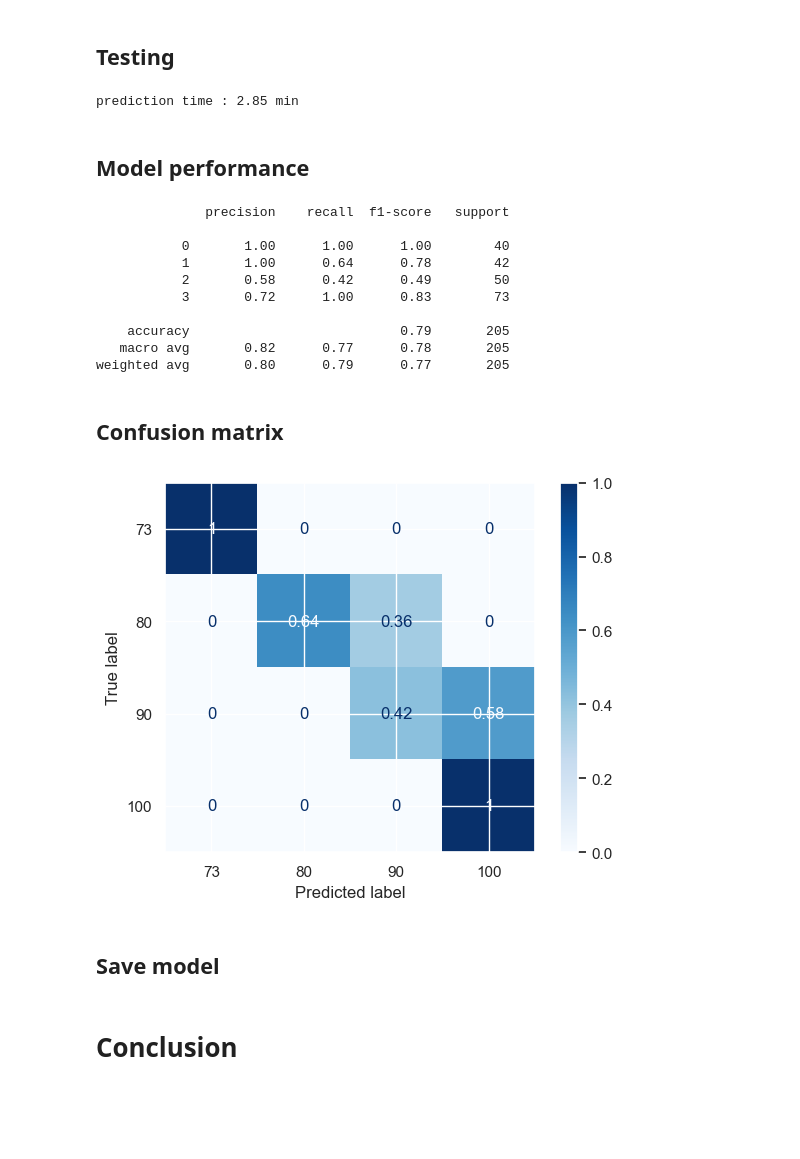
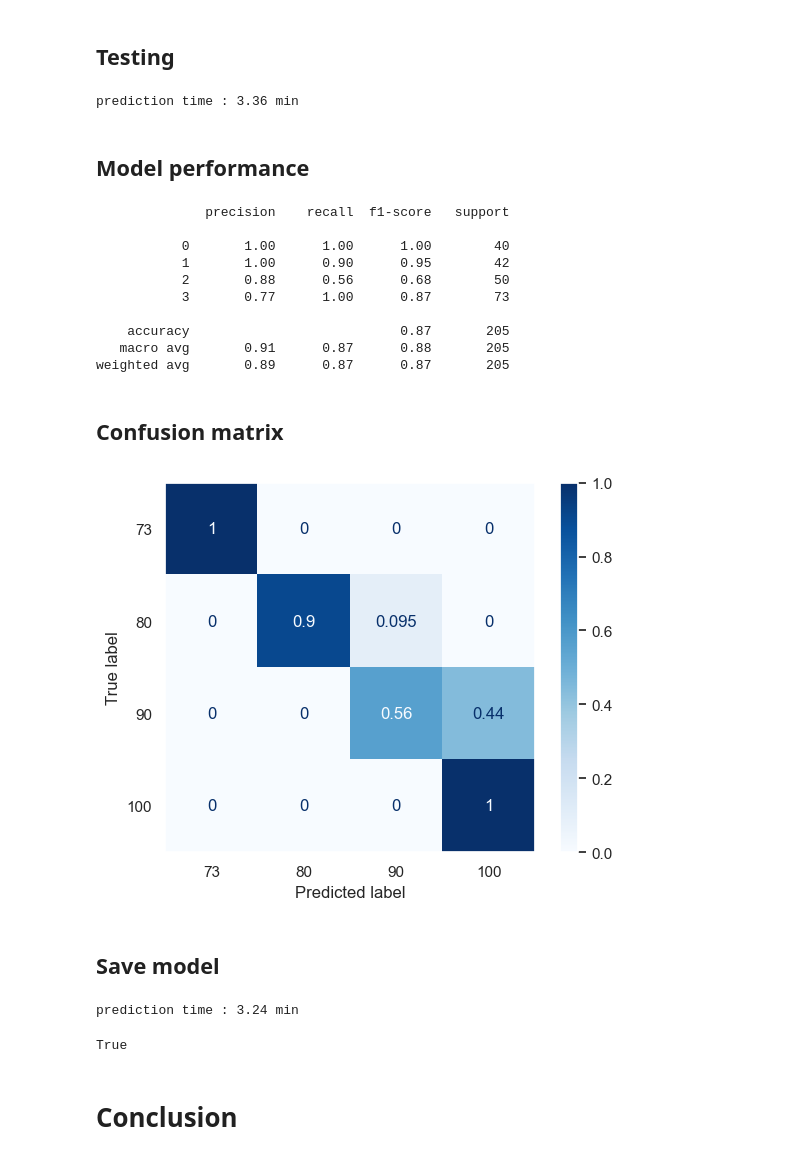
Before and after one commit to MiotyR/monitoring_hydraulic_systems, a Jupyter notebook: valve_condition_prediction.ipynb, the cells around one changed output. Drawn from its saved outputs; the diff is of its cells as text; code cells hidden in the pictures; blank space fills up the shorter version.

Commit message:
add normalization in notebook/script and change model

```diff
--- a/valve_condition_prediction.ipynb
+++ b/valve_condition_prediction.ipynb
@@ -176,3 +176,12 @@ x = np.concatenate([fs1, ps2], axis=1)
 print(f"shape of x = {x.shape}")
 # %% [output]
 shape of x = (2205, 120)
+# %%
+# Z-normalize each time series
+
+def normalize(t):
+    return (t - np.mean(t))/np.std(t)
+
+x = np.array([normalize(t) for t in x])
+print(x.shape, type(x[0]))
+print(type(x))
@@ -220,5 +232,5 @@ I chose to use the <b>KNeighbors</b> classifier and <b>DTW</b> as a metric to co
 # %%
-knn = KNeighborsTimeSeriesClassifier(n_neighbors=5,
+knn = KNeighborsTimeSeriesClassifier(n_neighbors=3,
                                      metric="dtw",
                                      weights="distance",
                                      verbose=1)
@@ -241,7 +253,7 @@ start = time.time()
 preds = knn.predict(x_test)
 print(f"prediction time : {round((time.time() - start) / 60, 2)} min")
 # %% [output]
-prediction time : 2.85 min
+prediction time : 3.36 min
 # %% [markdown]
 ## Model performance
 # %%
@@ -250,23 +262,23 @@ print(classification_report(list(y_test), list(preds)))
               precision    recall  f1-score   support
 
            0       1.00      1.00      1.00        40
-           1       1.00      0.64      0.78        42
-           2       0.58      0.42      0.49        50
-           3       0.72      1.00      0.83        73
+           1       1.00      0.90      0.95        42
+           2       0.88      0.56      0.68        50
+           3       0.77      1.00      0.87        73
 
-    accuracy                           0.79       205
-   macro avg       0.82      0.77      0.78       205
-weighted avg       0.80      0.79      0.77       205
+    accuracy                           0.87       205
+   macro avg       0.91      0.87      0.88       205
+weighted avg       0.89      0.87      0.87       205
 # %% [markdown]
 ## Confusion matrix
 # %%
 cm = confusion_matrix(y_test, preds, normalize='true')
 disp = ConfusionMatrixDisplay(confusion_matrix=cm,
                             display_labels=[73, 80, 90, 100])
 disp.plot(cmap="Blues")
-
+plt.grid(False)
 plt.show()
 # %% [output]
-[figure, old version]
+[figure, new version]
 # %% [markdown]
 ## Save model
@@ -287,3 +288,17 @@ print(f"prediction time : {round((time.time() - start) / 60, 2)} min")
+# %%
+# Test if saved model works fine
+clf = KNeighborsTimeSeriesClassifier.from_pickle(save_path)
+clf.get_params()
+clf.fit(x_train_smote, y=y_train_smote)
+
+start = time.time()
+clf_preds = clf.predict(x_test)
+print(f"prediction time : {round((time.time() - start) / 60, 2)} min")
+
+(preds == clf_preds).all()
+# %% [output]
+prediction time : 3.24 min
+True
 # %% [markdown]
 # Conclusion
 # %% [markdown]
```
Also changed, not shown: parts of 13 cells of this notebook, 3 other files.
